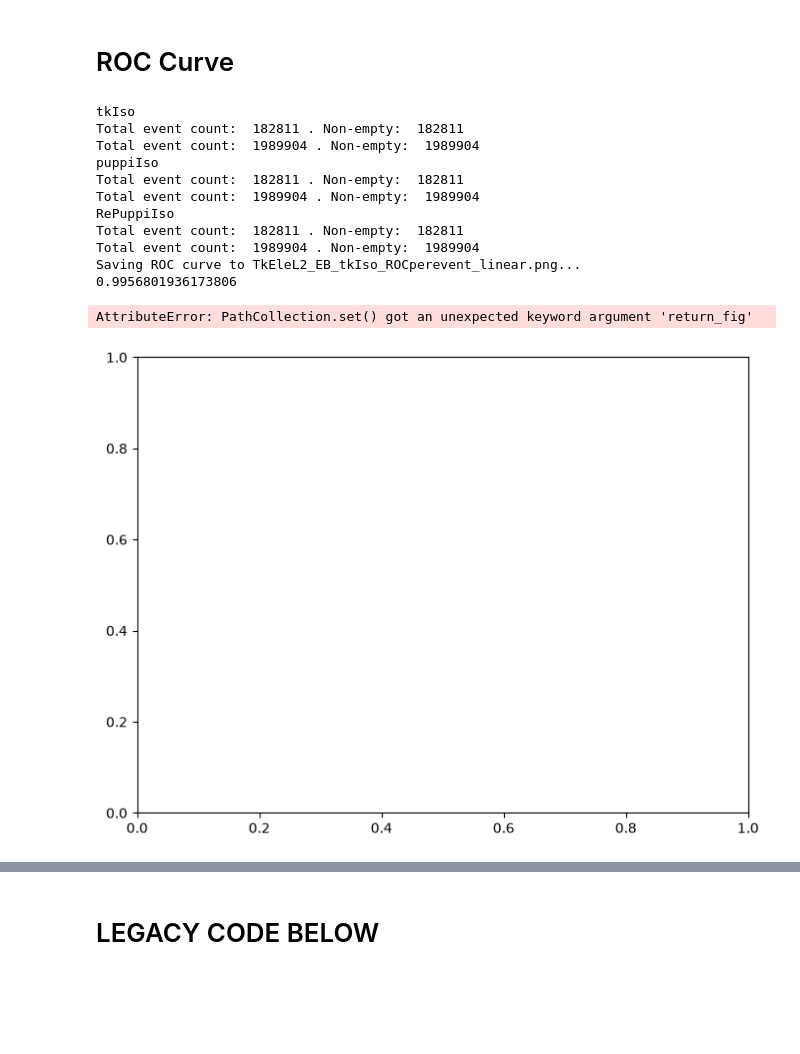
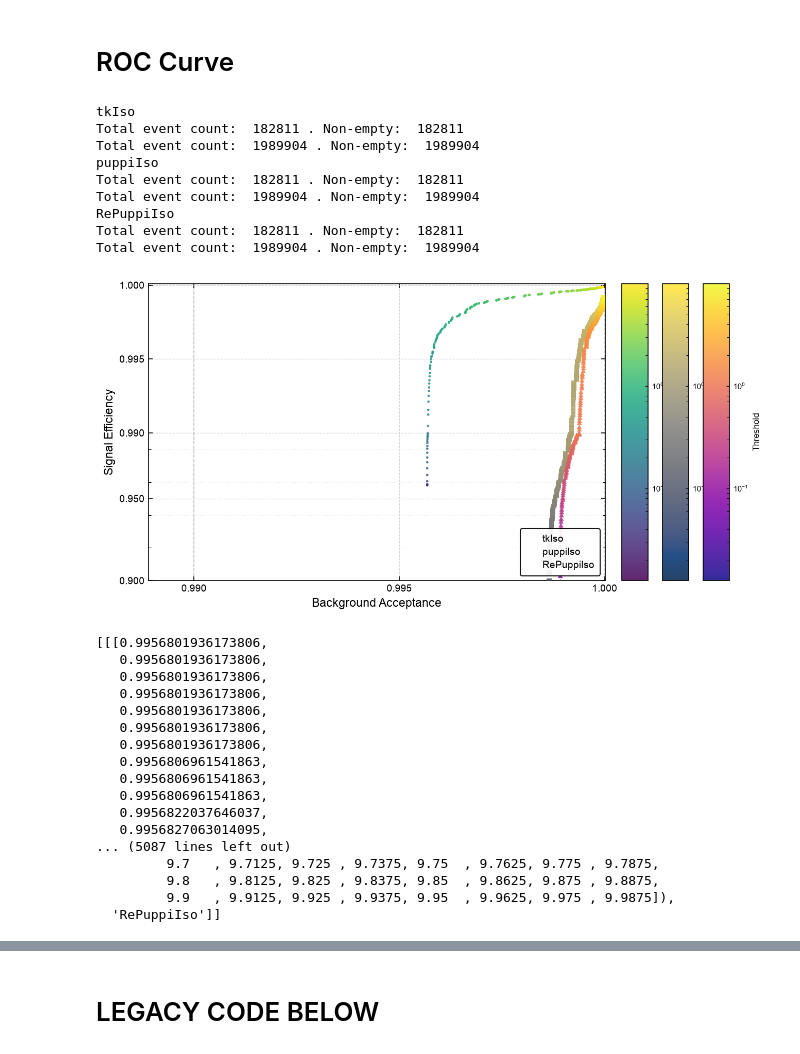
Before and after one commit to arsahasransu/asahasra-flat-table-analyser, a Jupyter notebook: roc_and_rate/make_roc_and_rate.ipynb, the cells around one changed output, grey strips where cells are left out. Drawn from its saved outputs; the diff is of its cells as text; code cells hidden in the pictures; blank space fills up the shorter version.

Commit message:
Significant improvement of ROC plots

```diff
--- a/roc_and_rate/make_roc_and_rate.ipynb
+++ b/roc_and_rate/make_roc_and_rate.ipynb
@@ -60,34 +60,52 @@ print(eebpt.shape, eebiso.shape, eebpiso.shape, eebpreiso.shape)
 # %%
 # Plot per event performance comparison of isolation variables based selection
 # EB
 
 roc_res = make_roc_per_event([
     [ebsiso, ebbiso, 'tkIso'],
     [ebspiso, ebbpiso, 'puppiIso'],
     [ebspreiso, ebbpreiso, 'RePuppiIso']
     ], thrvs = np.arange(0, 10, 0.0125))
 
-fig = make_roc_per_event_png(roc_res,
+fig = make_roc_per_event_png_mod(roc_res,
                              return_fig=True,
                              filename="TkEleL2_EB_tkIso_ROCperevent_linear.png",
+                             scale = "piecewise_linear",
                              xlim=(0.98, 1.001),
                              ylim=(0.9, 1.01),
                              s=5)
 fig.show()
 # %% [output]
 tkIso
 Total event count:  182811 . Non-empty:  182811
 Total event count:  1989904 . Non-empty:  1989904
 puppiIso
 Total event count:  182811 . Non-empty:  182811
 Total event count:  1989904 . Non-empty:  1989904
 RePuppiIso
 Total event count:  182811 . Non-empty:  182811
 Total event count:  1989904 . Non-empty:  1989904
-Saving ROC curve to TkEleL2_EB_tkIso_ROCperevent_linear.png...
-0.9956801936173806
-AttributeError: PathCollection.set() got an unexpected keyword argument 'return_fig'
-[figure, old version]
+[figure, new version]
+# %%
+roc_res
+# %% [output]
+[[[0.9956801936173806,
+   0.9956801936173806,
+   0.9956801936173806,
+   0.9956801936173806,
+   0.9956801936173806,
+   0.9956801936173806,
+   0.9956801936173806,
+   0.9956806961541863,
+   0.9956806961541863,
+   0.9956806961541863,
+   0.9956822037646037,
+   0.9956827063014095,
+... (5087 lines left out)
+         9.7   , 9.7125, 9.725 , 9.7375, 9.75  , 9.7625, 9.775 , 9.7875,
+         9.8   , 9.8125, 9.825 , 9.8375, 9.85  , 9.8625, 9.875 , 9.8875,
+         9.9   , 9.9125, 9.925 , 9.9375, 9.95  , 9.9625, 9.975 , 9.9875]),
+  'RePuppiIso']]
 # %%
 # Plot per event performance comparison of isolation variables based selection
 # EE
```
Also changed, not shown: parts of 3 cells of this notebook, 2 other files.
